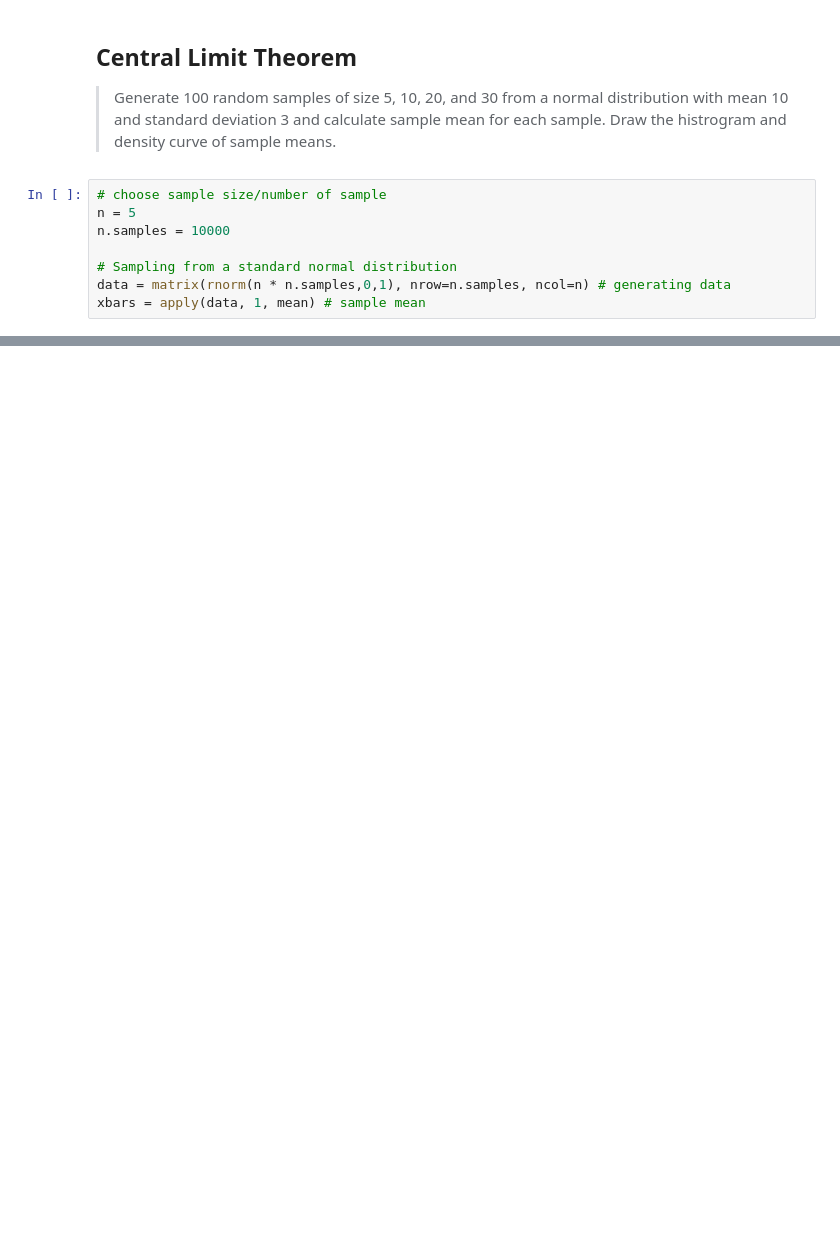
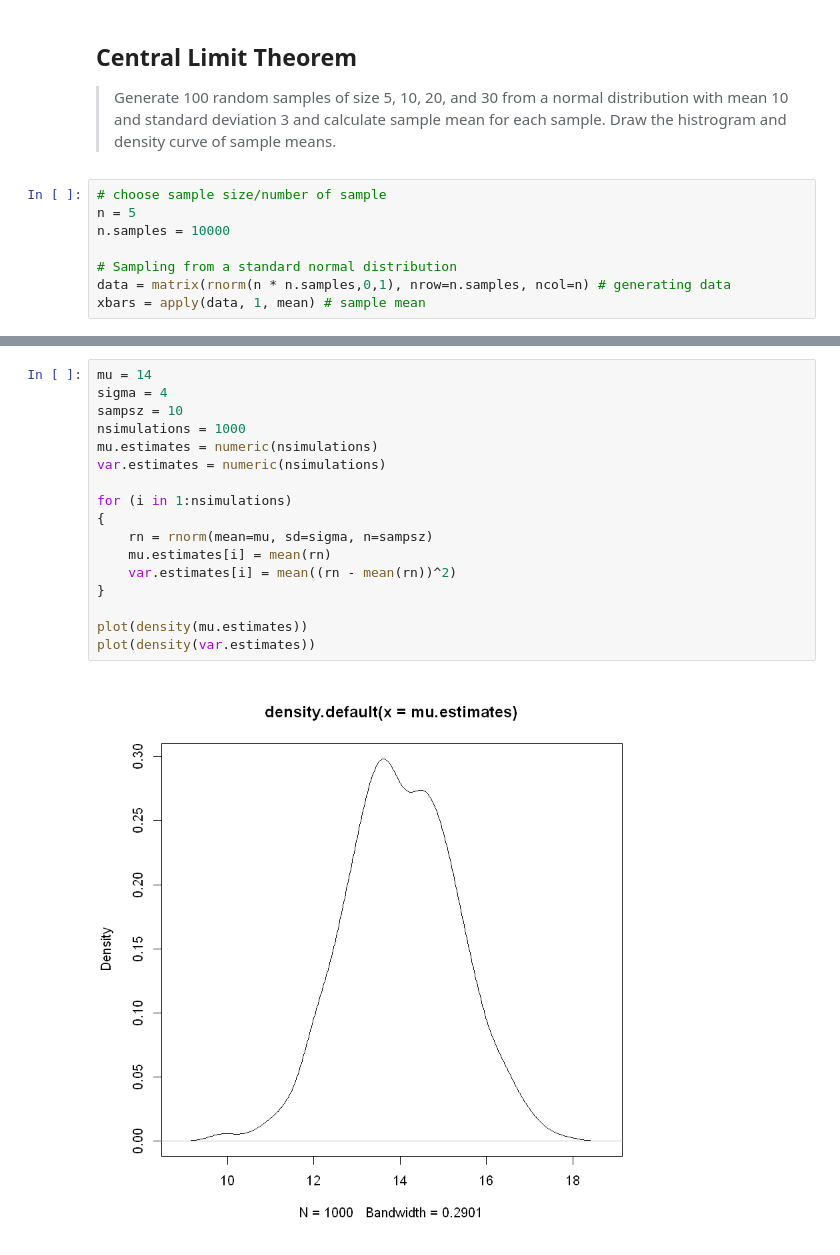
Before and after one commit to TrevorBushnell/STEM-Notes, a Jupyter notebook: MATH422 Mathematical Statistics/MATH422_R.ipynb, the cells around one changed output, grey strips where cells are left out. Drawn from its saved outputs; the diff is of its cells as text; blank space fills up the shorter version.

```diff
--- a/MATH422 Mathematical Statistics/MATH422_R.ipynb
+++ b/MATH422 Mathematical Statistics/MATH422_R.ipynb
@@ -168,0 +173,19 @@ lines(density(xbars), lwd = 2, col='red') #density curve
+# %%
+mu = 14
+sigma = 4
+sampsz = 10
+nsimulations = 1000
+mu.estimates = numeric(nsimulations)
+var.estimates = numeric(nsimulations)
+
+for (i in 1:nsimulations)
+{
+    rn = rnorm(mean=mu, sd=sigma, n=sampsz)
+    mu.estimates[i] = mean(rn)
+    var.estimates[i] = mean((rn - mean(rn))^2)
+}
+
+plot(density(mu.estimates))
+plot(density(var.estimates))
+# %% [output]
+[figure, added]
```
Also changed, not shown: parts of 17 cells of this notebook, 1 other file.
